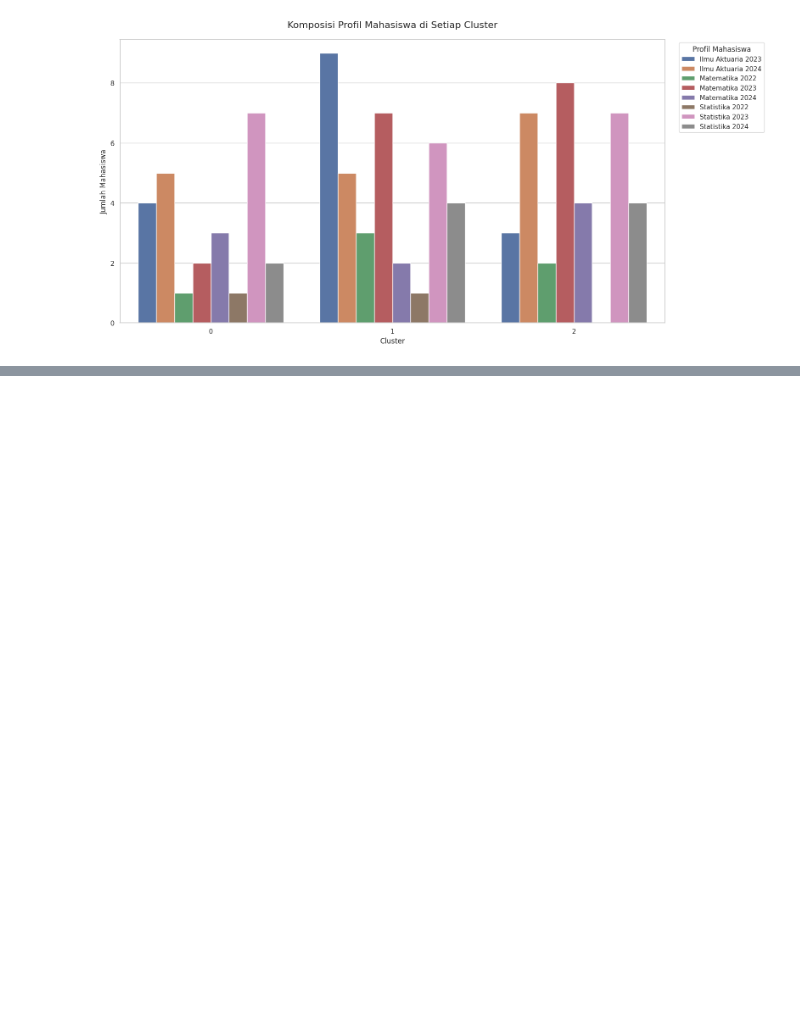
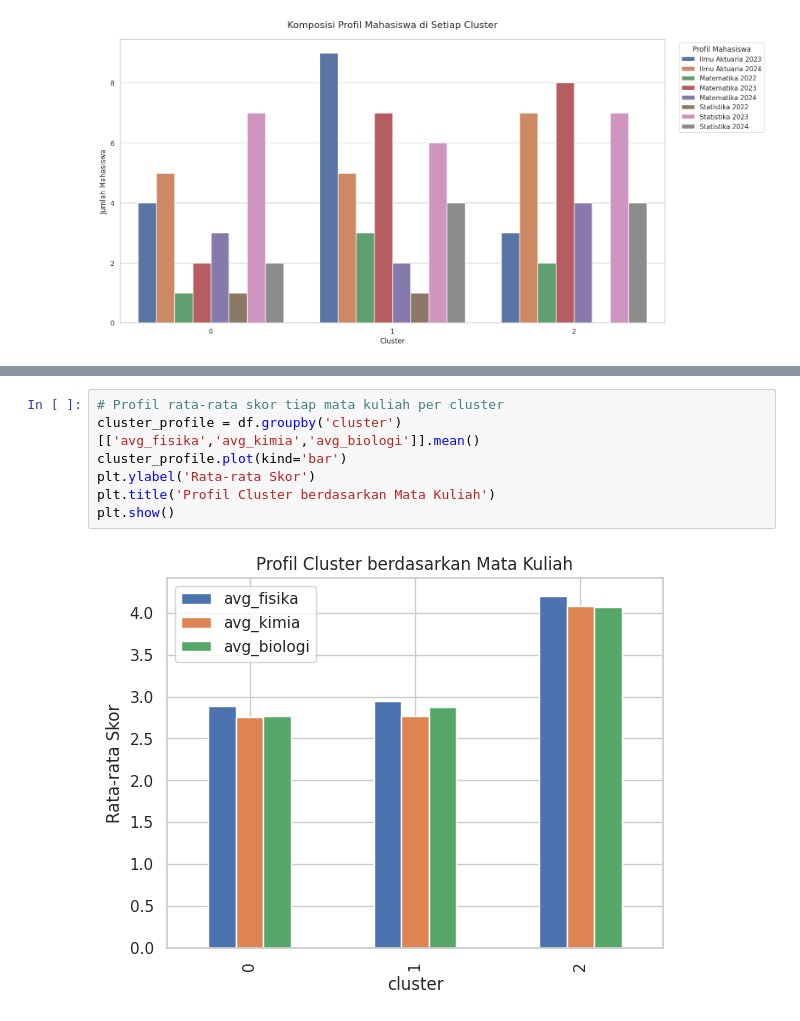
Before and after one commit to EvansKizito/SAMPLING-DAN-RANCANGAN-SURVEY, a Jupyter notebook: cluster_and_sentiment.ipynb, the cells around one changed output, grey strips where cells are left out. Drawn from its saved outputs; the diff is of its cells as text; blank space fills up the shorter version.

```diff
--- a/cluster_and_sentiment.ipynb
+++ b/cluster_and_sentiment.ipynb
@@ -365,0 +480,9 @@ plt.show()
+# %%
+# Profil rata-rata skor tiap mata kuliah per cluster
+cluster_profile = df.groupby('cluster')[['avg_fisika','avg_kimia','avg_biologi']].mean()
+cluster_profile.plot(kind='bar')
+plt.ylabel('Rata-rata Skor')
+plt.title('Profil Cluster berdasarkan Mata Kuliah')
+plt.show()
+# %% [output]
+[figure, added]
```
Also changed, not shown: parts of 13 cells of this notebook.
